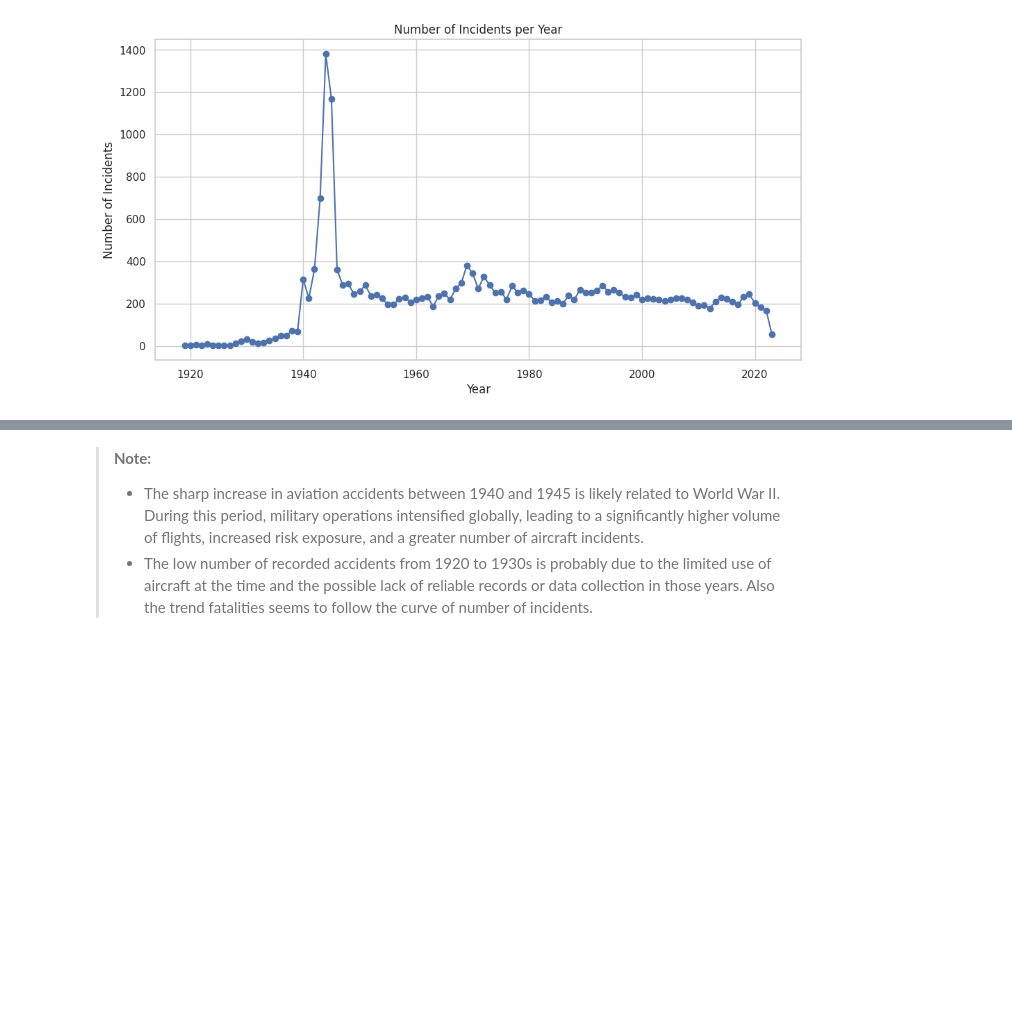
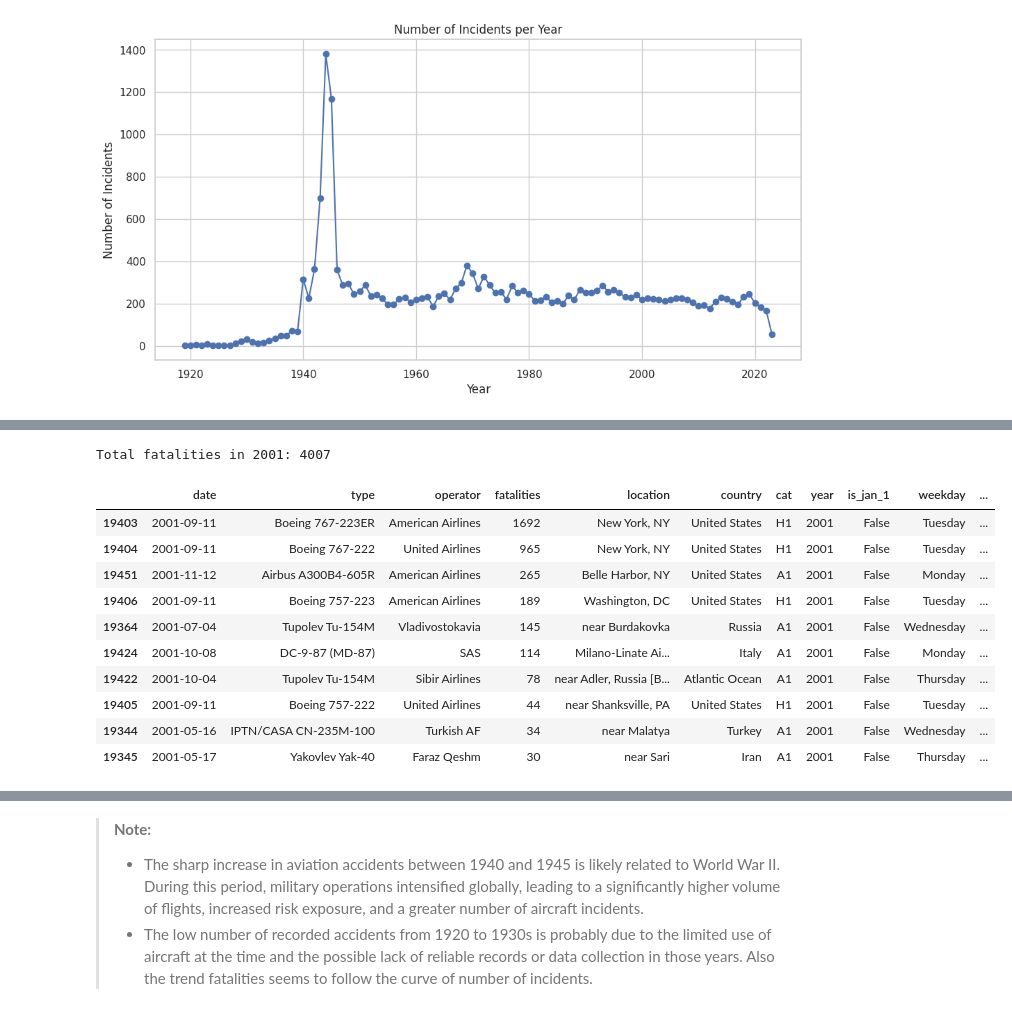
Before and after one commit to mattia-dalta/Airplane-disasters, a Jupyter notebook: Airplane_disaster_(1919_2023).ipynb, the cells around one changed output, grey strips where cells are left out. Saved outputs shown, nothing was run; the diff lists cells and outputs as text; code cells hidden in the pictures; blank space fills up the shorter version.

```diff
--- a/Airplane_disaster_(1919_2023).ipynb
+++ b/Airplane_disaster_(1919_2023).ipynb
@@ -354,0 +359,20 @@ plt.show()
+# %%
+df_2001 = df[df['year'] == 2001]
+total_2001 = df_2001['fatalities'].sum()
+print(f"Total fatalities in 2001: {total_2001}")
+# %% [output]
+Total fatalities in 2001: 4007
+# %%
+df_2001.sort_values(by='fatalities', ascending=False).head(10)
+# %% [output]
+|  | date | type | operator | fatalities | location | country | cat | year | is_jan_1 | weekday | ... |
+| 19403 | 2001-09-11 | Boeing 767-223ER | American Airlines | 1692 | New York, NY | United States | H1 | 2001 | False | Tuesday | ... |
+| 19404 | 2001-09-11 | Boeing 767-222 | United Airlines | 965 | New York, NY | United States | H1 | 2001 | False | Tuesday | ... |
+| 19451 | 2001-11-12 | Airbus A300B4-605R | American Airlines | 265 | Belle Harbor, NY | United States | A1 | 2001 | False | Monday | ... |
+| 19406 | 2001-09-11 | Boeing 757-223 | American Airlines | 189 | Washington, DC | United States | H1 | 2001 | False | Tuesday | ... |
+| 19364 | 2001-07-04 | Tupolev Tu-154M | Vladivostokavia | 145 | near Burdakovka | Russia | A1 | 2001 | False | Wednesday | ... |
+| 19424 | 2001-10-08 | DC-9-87 (MD-87) | SAS | 114 | Milano-Linate Ai... | Italy | A1 | 2001 | False | Monday | ... |
+| 19422 | 2001-10-04 | Tupolev Tu-154M | Sibir Airlines | 78 | near Adler, Russia [B... | Atlantic Ocean | A1 | 2001 | False | Thursday | ... |
+| 19405 | 2001-09-11 | Boeing 757-222 | United Airlines | 44 | near Shanksville, PA | United States | H1 | 2001 | False | Tuesday | ... |
+| 19344 | 2001-05-16 | IPTN/CASA CN-235M-100 | Turkish AF | 34 | near Malatya | Turkey | A1 | 2001 | False | Wednesday | ... |
+| 19345 | 2001-05-17 | Yakovlev Yak-40 | Faraz Qeshm | 30 | near Sari | Iran | A1 | 2001 | False | Thursday | ... |
```
Also changed, not shown: parts of 9 cells of this notebook.
